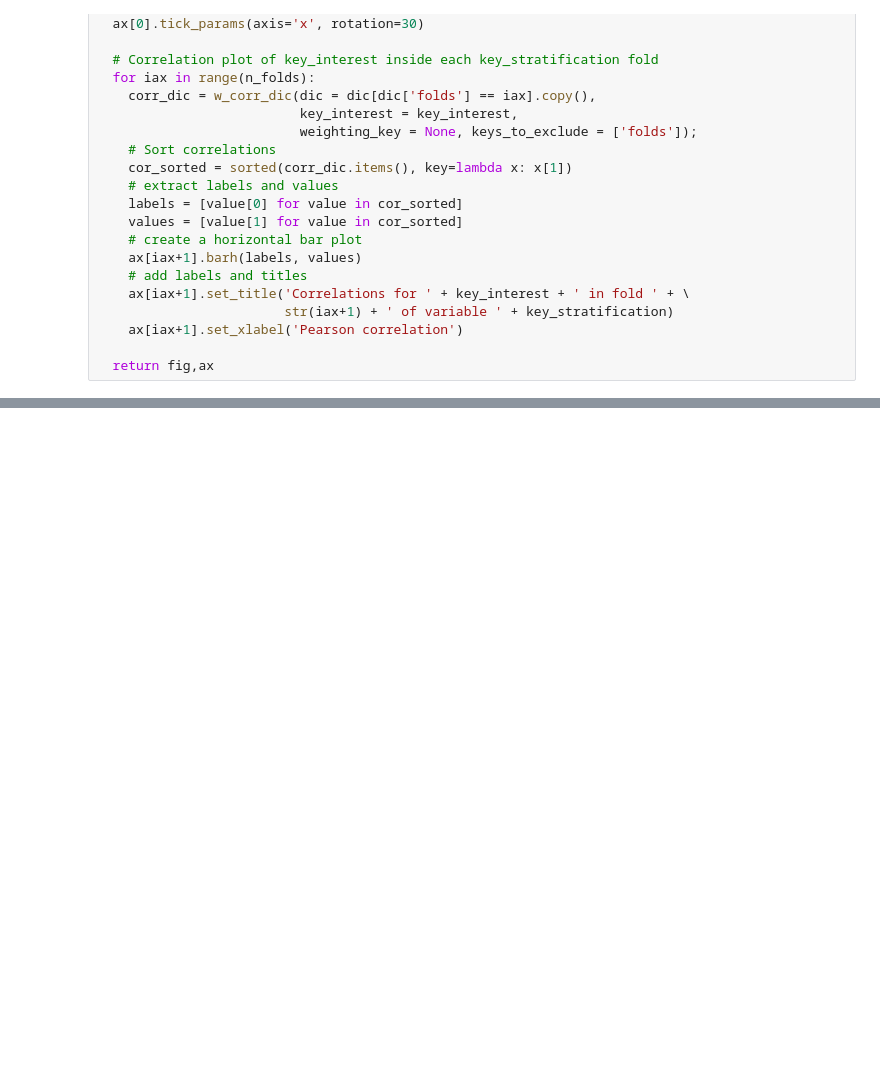
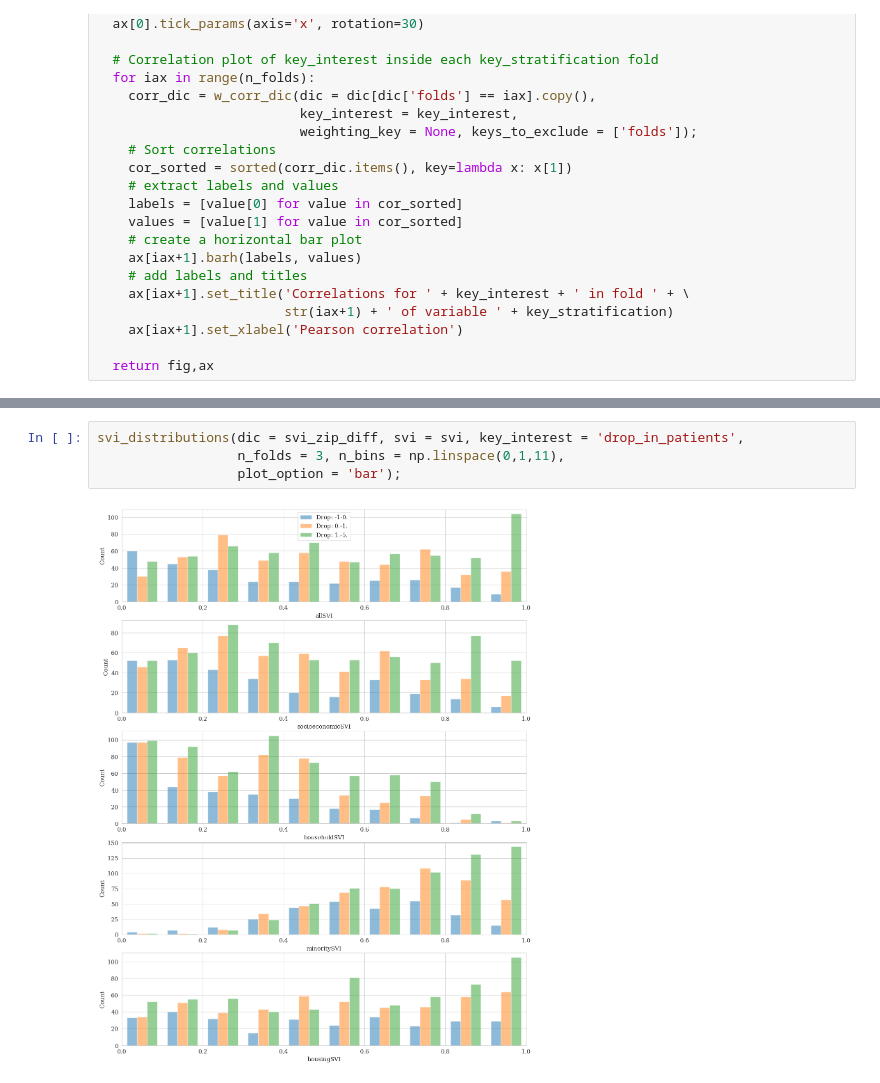
Before and after one commit to tbeucler/2023_SD_REP, a Jupyter notebook: Figures_Tables.ipynb, the cells around one changed output, grey strips where cells are left out. Drawn from its saved outputs; the diff is of its cells as text; blank space fills up the shorter version.

Commit message:
Now using the full distribution of SVI

```diff
--- a/Figures_Tables.ipynb
+++ b/Figures_Tables.ipynb
@@ -308,0 +384,6 @@ stratified_plot(svi_zip_diff, '2016-2019', 'relative_drop', n_folds=3);
+# %%
+svi_distributions(dic = svi_zip_diff, svi = svi, key_interest = 'drop_in_patients',
+                  n_folds = 3, n_bins = np.linspace(0,1,11),
+                  plot_option = 'bar');
+# %% [output]
+[figure, added]
```
Also changed, not shown: parts of 11 cells of this notebook.
